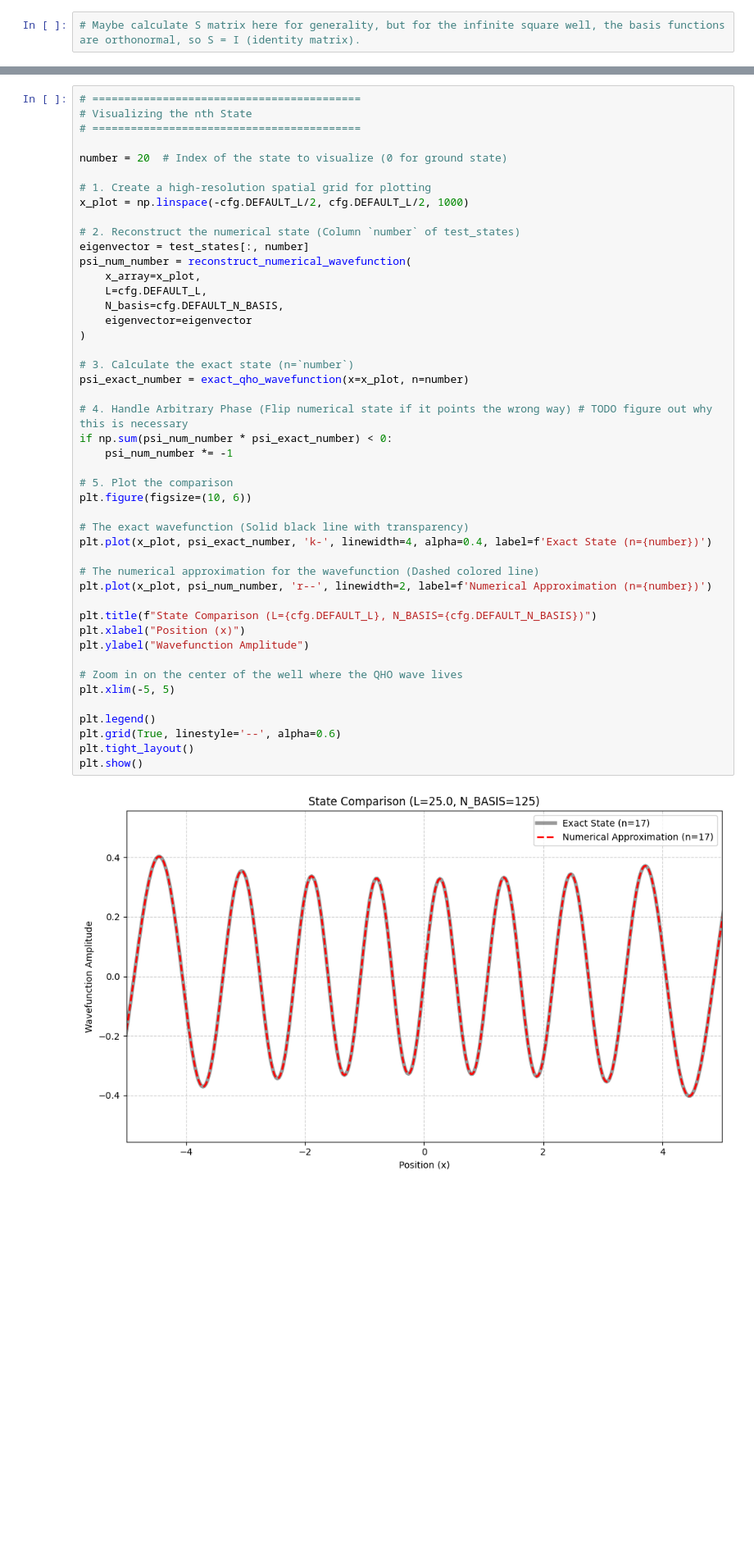
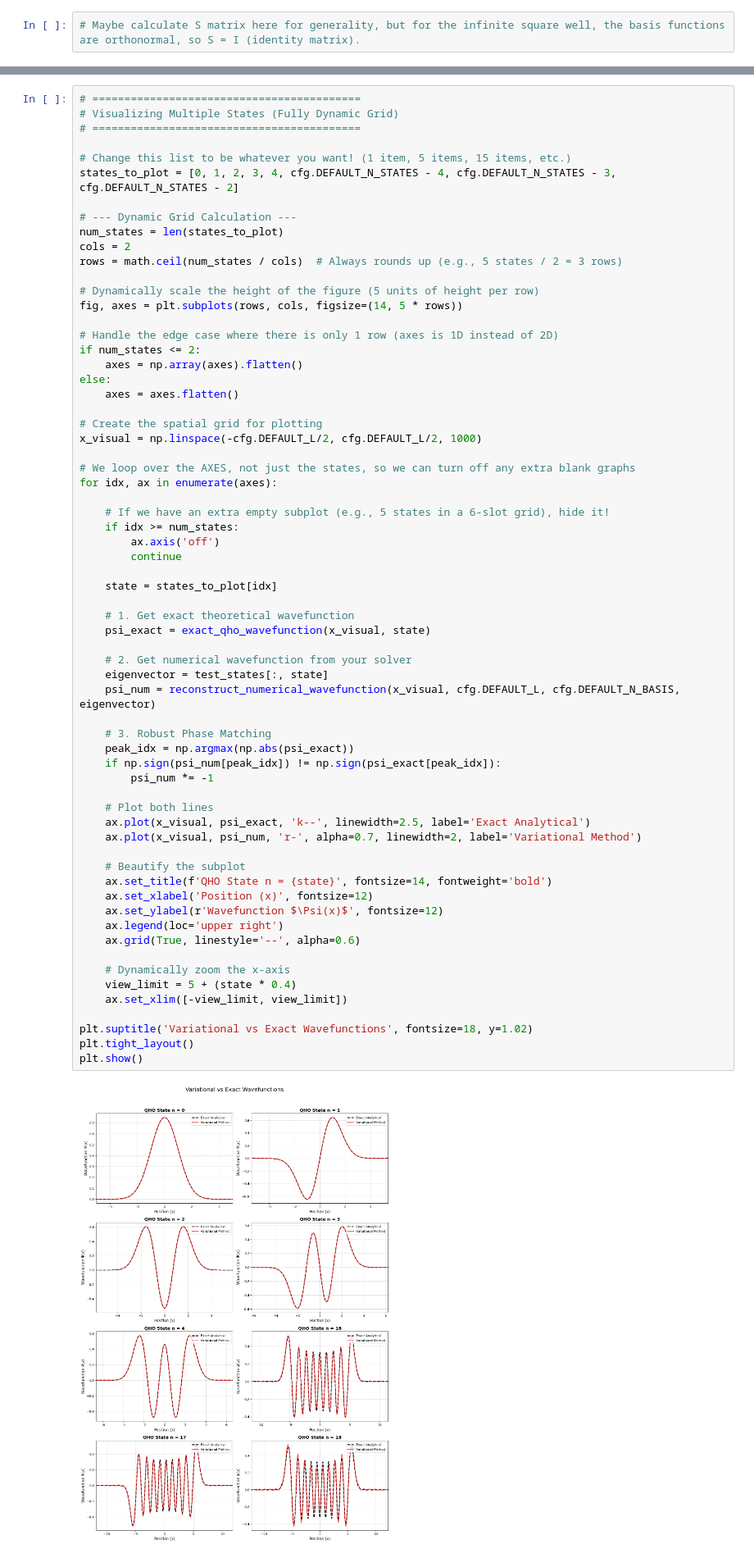
Before and after one commit to GalD101/variational_method_QHO_Project, a Jupyter notebook: QHO_Variational_Method.ipynb, the cells around one changed output, grey strips where cells are left out. Shown at 82% size. Drawn from its saved outputs; the diff is of its cells as text; blank space fills up the shorter version.

```diff
--- a/QHO_Variational_Method.ipynb
+++ b/QHO_Variational_Method.ipynb
@@ -433,51 +443,70 @@ Computed Energies:  [ 0.5  1.5  2.5  3.5  4.5  5.5  6.5  7.5  8.5  9.5 10.5 11.5
 # %%
 # ==========================================
-# Visualizing the nth State
+# Visualizing Multiple States (Fully Dynamic Grid)
 # ==========================================
 
-number = 20  # Index of the state to visualize (0 for ground state)
+# Change this list to be whatever you want! (1 item, 5 items, 15 items, etc.)
+states_to_plot = [0, 1, 2, 3, 4, cfg.DEFAULT_N_STATES - 4, cfg.DEFAULT_N_STATES - 3, cfg.DEFAULT_N_STATES - 2]
 
-# 1. Create a high-resolution spatial grid for plotting
-x_plot = np.linspace(-cfg.DEFAULT_L/2, cfg.DEFAULT_L/2, 1000)
+# --- Dynamic Grid Calculation ---
+num_states = len(states_to_plot)
+cols = 2
+rows = math.ceil(num_states / cols)  # Always rounds up (e.g., 5 states / 2 = 3 rows)
 
-# 2. Reconstruct the numerical state (Column `number` of test_states)
-eigenvector = test_states[:, number]
-psi_num_number = reconstruct_numerical_wavefunction(
-    x_array=x_plot,
-    L=cfg.DEFAULT_L,
-    N_basis=cfg.DEFAULT_N_BASIS,
-    eigenvector=eigenvector
-)
+# Dynamically scale the height of the figure (5 units of height per row)
+fig, axes = plt.subplots(rows, cols, figsize=(14, 5 * rows))
 
-# 3. Calculate the exact state (n=`number`)
-psi_exact_number = exact_qho_wavefunction(x=x_plot, n=number)
+# Handle the edge case where there is only 1 row (axes is 1D instead of 2D)
+if num_states <= 2:
+    axes = np.array(axes).flatten()
+else:
+    axes = axes.flatten()
 
-# 4. Handle Arbitrary Phase (Flip numerical state if it points the wrong way) # TODO figure out why this is necessary
-if np.sum(psi_num_number * psi_exact_number) < 0:
-    psi_num_number *= -1
+# Create the spatial grid for plotting
+x_visual = np.linspace(-cfg.DEFAULT_L/2, cfg.DEFAULT_L/2, 1000)
 
-# 5. Plot the comparison
-plt.figure(figsize=(10, 6))
+# We loop over the AXES, not just the states, so we can turn off any extra blank graphs
+for idx, ax in enumerate(axes):
 
-# The exact wavefunction (Solid black line with transparency)
-plt.plot(x_plot, psi_exact_number, 'k-', linewidth=4, alpha=0.4, label=f'Exact State (n={number})')
+    # If we have an extra empty subplot (e.g., 5 states in a 6-slot grid), hide it!
+    if idx >= num_states:
+        ax.axis('off')
+        continue
 
-# The numerical approximation for the wavefunction (Dashed colored line)
-plt.plot(x_plot, psi_num_number, 'r--', linewidth=2, label=f'Numerical Approximation (n={number})')
+    state = states_to_plot[idx]
 
-plt.title(f"State Comparison (L={cfg.DEFAULT_L}, N_BASIS={cfg.DEFAULT_N_BASIS})")
-plt.xlabel("Position (x)")
-plt.ylabel("Wavefunction Amplitude")
+    # 1. Get exact theoretical wavefunction
+    psi_exact = exact_qho_wavefunction(x_visual, state)
 
-# Zoom in on the center of the well where the QHO wave lives
-plt.xlim(-5, 5)
+    # 2. Get numerical wavefunction from your solver
+    eigenvector = test_states[:, state]
+    psi_num = reconstruct_numerical_wavefunction(x_visual, cfg.DEFAULT_L, cfg.DEFAULT_N_BASIS, eigenvector)
 
-plt.legend()
-plt.grid(True, linestyle='--', alpha=0.6)
+    # 3. Robust Phase Matching
+    peak_idx = np.argmax(np.abs(psi_exact))
+    if np.sign(psi_num[peak_idx]) != np.sign(psi_exact[peak_idx]):
+        psi_num *= -1
+
+    # Plot both lines
+    ax.plot(x_visual, psi_exact, 'k--', linewidth=2.5, label='Exact Analytical')
+    ax.plot(x_visual, psi_num, 'r-', alpha=0.7, linewidth=2, label='Variational Method')
+
+    # Beautify the subplot
+    ax.set_title(f'QHO State n = {state}', fontsize=14, fontweight='bold')
+    ax.set_xlabel('Position (x)', fontsize=12)
+    ax.set_ylabel(r'Wavefunction $\Psi(x)$', fontsize=12)
+    ax.legend(loc='upper right')
+    ax.grid(True, linestyle='--', alpha=0.6)
+
+    # Dynamically zoom the x-axis
+    view_limit = 5 + (state * 0.4)
+    ax.set_xlim([-view_limit, view_limit])
+
+plt.suptitle('Variational vs Exact Wavefunctions', fontsize=18, y=1.02)
 plt.tight_layout()
 plt.show()
 # %% [output]
-[figure, old version]
+[figure, new version]
 # %%
 # ==========================================
 # Modifying the parameter N_BASIS: Error vs. N_BASIS (Fixed L)
```
Also changed, not shown: parts of 5 cells of this notebook, 1 other file.
